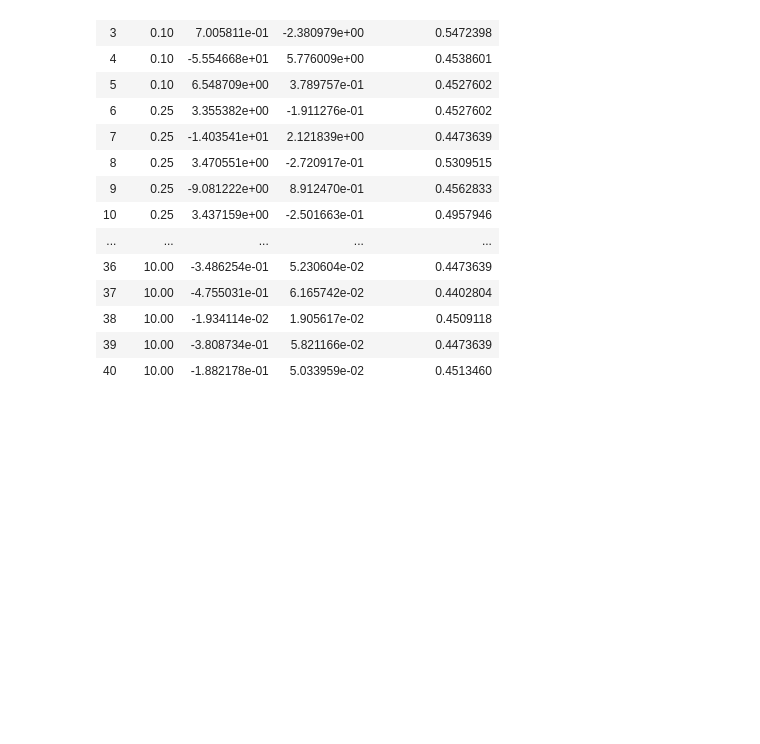
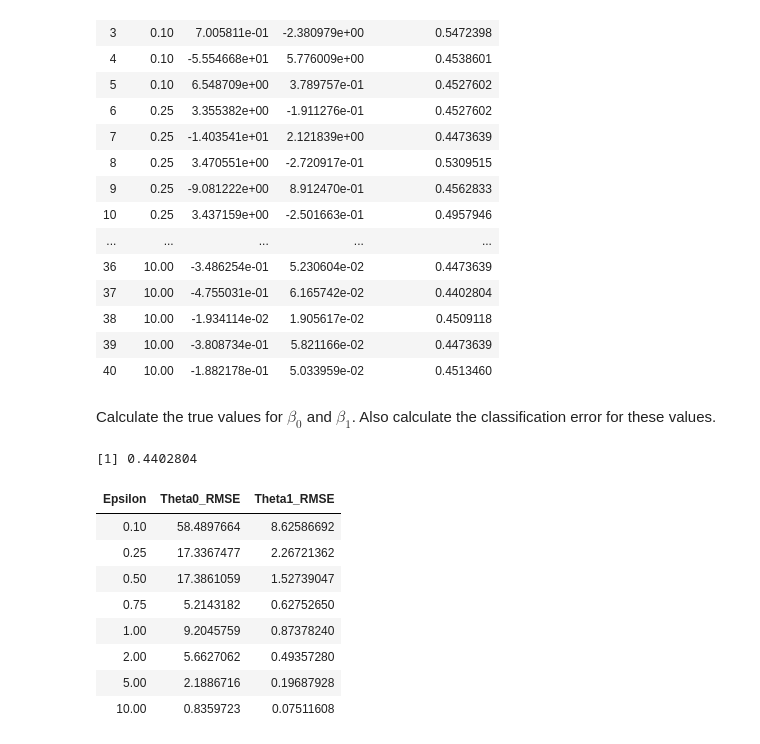
Before and after one commit to bhavenp/cs208, a Jupyter notebook: homework/HW4b/HW4b_Bhaven_Patel.ipynb, the cells around one changed output. Cells and saved outputs as stored; diff of their text form; code cells hidden in the pictures; blank space fills up the shorter version.

```diff
--- a/homework/HW4b/HW4b_Bhaven_Patel.ipynb
+++ b/homework/HW4b/HW4b_Bhaven_Patel.ipynb
@@ -348,5 +351,58 @@ thetas_history_df
 | 38 | 10.00 | -1.934114e-02 | 1.905617e-02 | 0.4509118 |
 | 39 | 10.00 | -3.808734e-01 | 5.821166e-02 | 0.4473639 |
 | 40 | 10.00 | -1.882178e-01 | 5.033959e-02 | 0.4513460 |
+# %% [markdown]
+Calculate the true values for $\beta_0$ and $\beta_1$. Also calculate the classification error for these values.
+# %%
+#get actual beta0 and beta1
+PUMSdata <- read.csv(file="https://raw.githubusercontent.com/privacytoolsproject/cs208/master/data/MaPUMS5full.csv");
+marg_educ_data <- PUMSdata[c("married","educ")]; #get married and education data
+
+#predict are you married {0,1} based on education
+output <- glm(married ~ educ, family="binomial", data=marg_educ_data);
+
+#calculate classification error for non-DP thetas
+nondp_error <- calc_classf_error(data = marg_educ_data, thetas=output$coefficients);
+nondp_error
+# %% [output]
+[1] 0.4402804
+# %%
+#function to calculate the RMSE of DP-released thetas compared to true theta
+calc_rmse <- function(theta_preds, true_theta){
+    square_sum <- sum( (theta_preds - true_theta)^2 );
+    rmse <- sqrt(square_sum);
+    return(rmse);
+}
+
+#calculate RMSE values for thetas
+unq_eps <- unique(thetas_history_df$Epsilon); #get unique epsilon values
+rmse_matrix <- matrix(data = 0, nrow = length(unq_eps), ncol = 3);
+
+row_counter = 1;
+for(eps in unq_eps){
+    eps_thetas <- thetas_history_df[thetas_history_df$Epsilon == eps, ];
+    eps_thetas[['Theta0']]
+    theta0_rmse <- calc_rmse(theta_preds = eps_thetas[['Theta0']],
+                         true_theta = output$coefficients[1]);
+    theta1_rmse <- calc_rmse(theta_preds = eps_thetas[['Theta1']],
+                     true_theta = output$coefficients[2]);
+
+    rmse_matrix[row_counter, ] <- c(eps, theta0_rmse, theta1_rmse);
+    row_counter = row_counter + 1;
+}
+
+rmse_matrix_df <- as.data.frame(rmse_matrix);
+colnames(rmse_matrix_df) <- c("Epsilon", "Theta0_RMSE", "Theta1_RMSE");
+rmse_matrix_df
+# %% [output]
+| Epsilon | Theta0_RMSE | Theta1_RMSE |
+| 0.10 | 58.4897664 | 8.62586692 |
+| 0.25 | 17.3367477 | 2.26721362 |
+| 0.50 | 17.3861059 | 1.52739047 |
+| 0.75 | 5.2143182 | 0.62752650 |
+| 1.00 | 9.2045759 | 0.87378240 |
+| 2.00 | 5.6627062 | 0.49357280 |
+| 5.00 | 2.1886716 | 0.19687928 |
+| 10.00 | 0.8359723 | 0.07511608 |
 # %%
 library(ggplot2)
```
Also changed, not shown: parts of 5 cells of this notebook.
